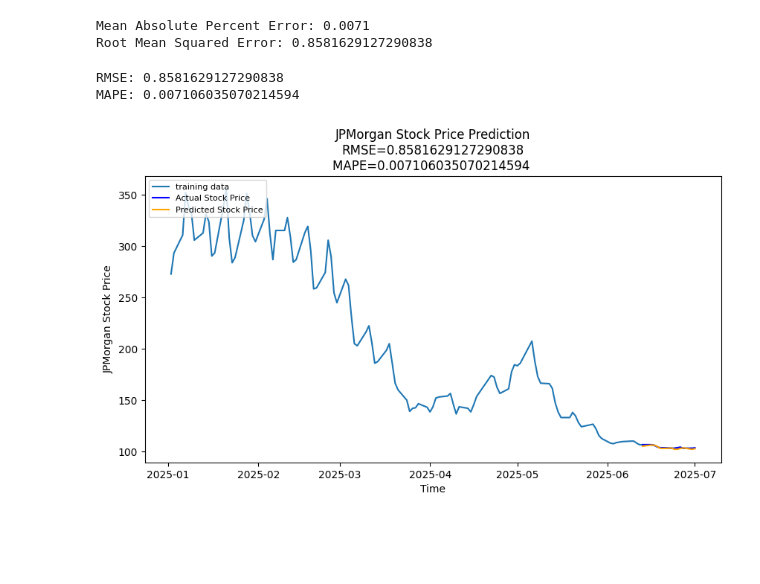
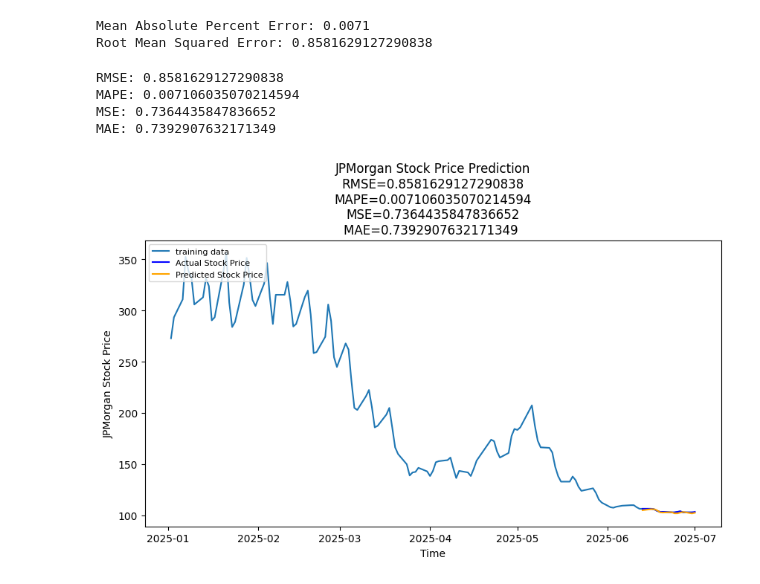
Before and after one commit to UoB-DSMP-2023-24/dsmp-2024-group22, a Jupyter notebook: K-line chart/ARIMA-OHLC-median.ipynb, the cells around one changed output. Saved outputs shown, nothing was run; the diff lists cells and outputs as text; code cells hidden in the pictures; blank space fills up the shorter version.

```diff
--- a/K-line chart/ARIMA-OHLC-median.ipynb
+++ b/K-line chart/ARIMA-OHLC-median.ipynb
@@ -421,20 +436,26 @@ Root Mean Squared Error: 0.8581629127290838
 # %%
 plt.figure(figsize=(10,5), dpi=100)
 plt.plot(np.exp(train_data), label='training data')
 plt.plot(np.exp(test_data), color = 'blue', label='Actual Stock Price')
 plt.plot(np.exp(predictions_rolling), color = 'orange',label='Predicted Stock Price')
 #plt.fillbetween(test_data.index, lower_series, upper_series, color='k', alpha=.15)
 rmse = math.sqrt(mean_squared_error(np.exp(test_data), np.exp(predictions_rolling)))
 print('RMSE: '+str(rmse))
 mape = np.mean(np.abs(residuals_rolling)/np.abs(np.exp(test_data)))
 print('MAPE: '+str(mape))
-r2 =
-plt.title('JPMorgan Stock Price Prediction\nRMSE=%s\nMAPE=%s '%(str(rmse),str(mape)))
+mse = mean_squared_error(np.exp(test_data), np.exp(predictions_rolling))
+print('MSE: ' + str(mse))
+# 平均绝对误差（MAE）
+mae = mean_absolute_error(np.exp(test_data), np.exp(predictions_rolling))
+print('MAE: ' + str(mae))
+plt.title('JPMorgan Stock Price Prediction\nRMSE=%s\nMAPE=%s\nMSE=%s\nMAE=%s '%(str(rmse),str(mape),str(mse),str(mae)))
 plt.xlabel('Time')
 plt.ylabel('JPMorgan Stock Price')
 plt.legend(loc='upper left', fontsize=8)
 plt.show()
 # %% [output]
 RMSE: 0.8581629127290838
 MAPE: 0.007106035070214594
+MSE: 0.7364435847836652
+MAE: 0.7392907632171349
-[figure, old version]
+[figure, new version]
```
Also changed, not shown: parts of 4 cells of this notebook.
